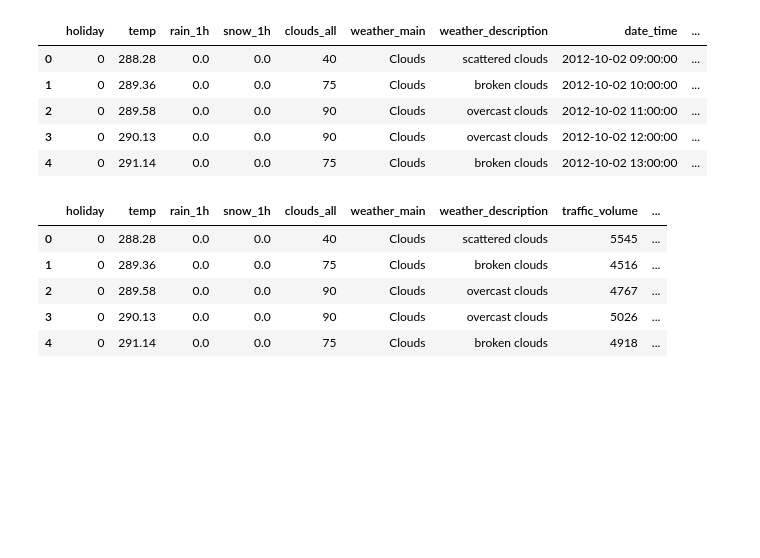
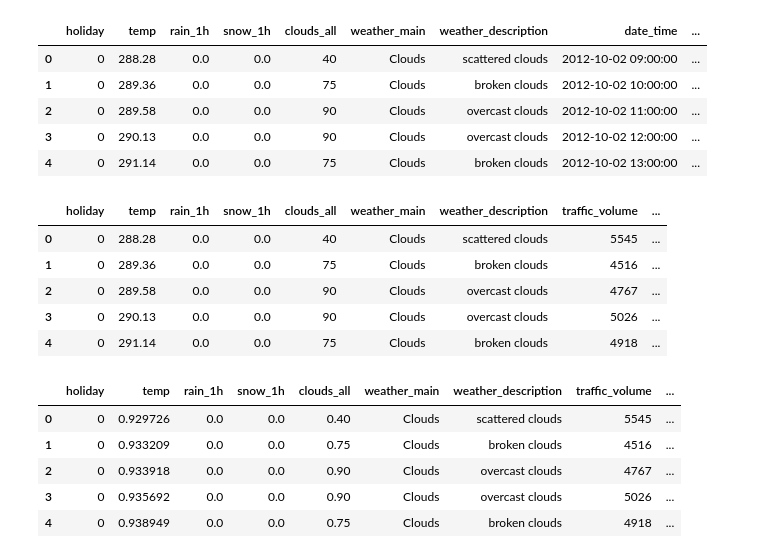
Before and after one commit to omgwenxx/machine_learning, a Jupyter notebook: assignment1/metro_cleanup.ipynb, the cells around one changed output. Saved outputs shown, nothing was run; the diff lists cells and outputs as text; code cells hidden in the pictures; blank space fills up the shorter version.

```diff
--- a/assignment1/metro_cleanup.ipynb
+++ b/assignment1/metro_cleanup.ipynb
@@ -95,6 +96,21 @@ def clean_weather(df, main=False, descr=False):
     df = df.drop('weather_main',1)
     df = df.drop('weather_description',1)
     return df
+# %%
+scaled_df = df.copy()
+
+to_scale = ['temp', 'rain_1h', 'snow_1h', 'clouds_all', 'weekday', 'hour']
+scaler = MinMaxScaler()
+
+scaled_df[to_scale] = scaler.fit_transform(scaled_df[to_scale])
+scaled_df.head()
+# %% [output]
+|  | holiday | temp | rain_1h | snow_1h | clouds_all | weather_main | weather_description | traffic_volume | ... |
+| 0 | 0 | 0.929726 | 0.0 | 0.0 | 0.40 | Clouds | scattered clouds | 5545 | ... |
+| 1 | 0 | 0.933209 | 0.0 | 0.0 | 0.75 | Clouds | broken clouds | 4516 | ... |
+| 2 | 0 | 0.933918 | 0.0 | 0.0 | 0.90 | Clouds | overcast clouds | 4767 | ... |
+| 3 | 0 | 0.935692 | 0.0 | 0.0 | 0.90 | Clouds | overcast clouds | 5026 | ... |
+| 4 | 0 | 0.938949 | 0.0 | 0.0 | 0.75 | Clouds | broken clouds | 4918 | ... |
 # %%
 df_weather_main = clean_weather(df, main=True)
 df_weather_main.to_csv('../data/metro/metro_weather_main.csv')
```
Also changed, not shown: parts of 2 cells of this notebook, 4 other files.
